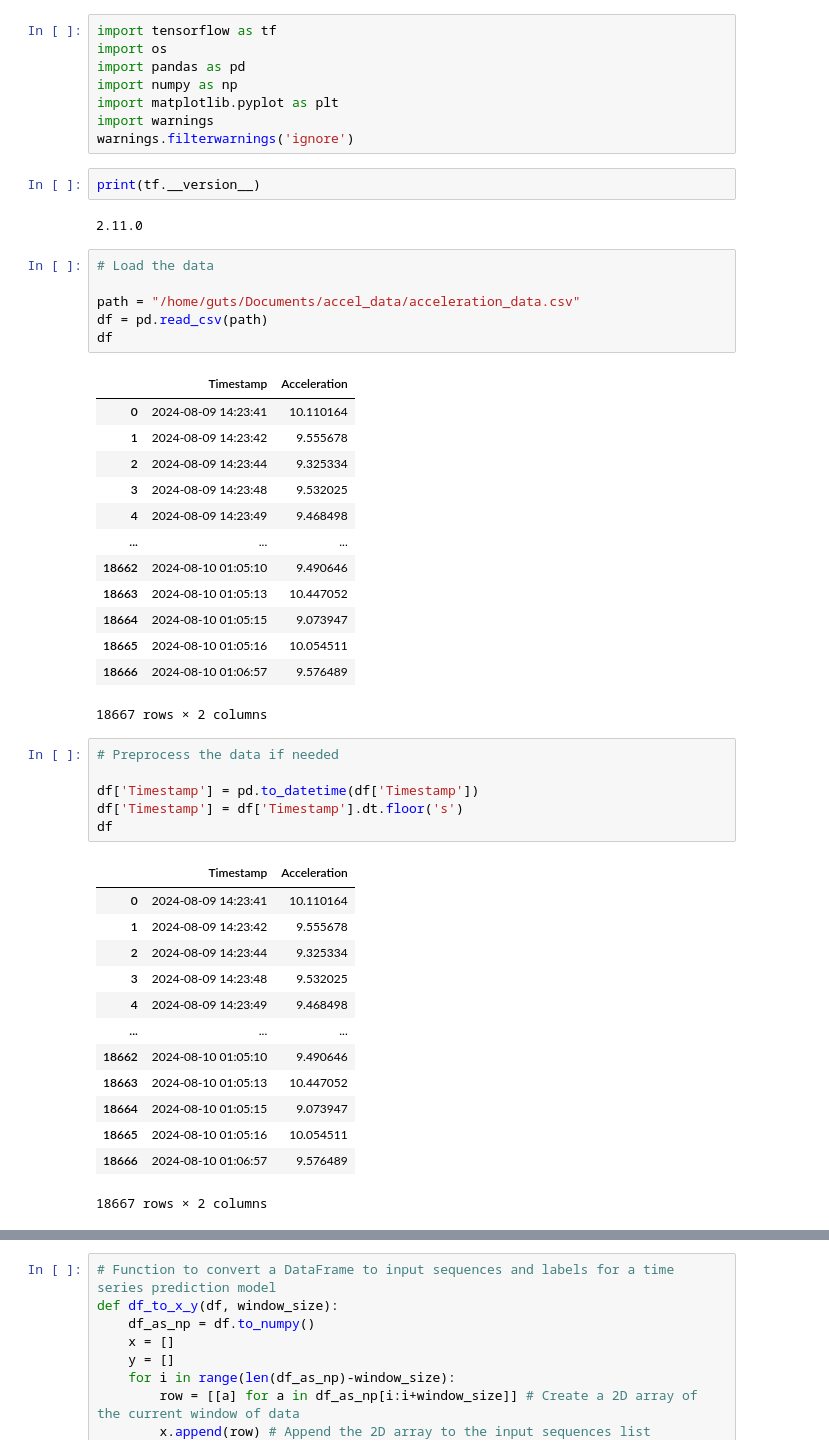
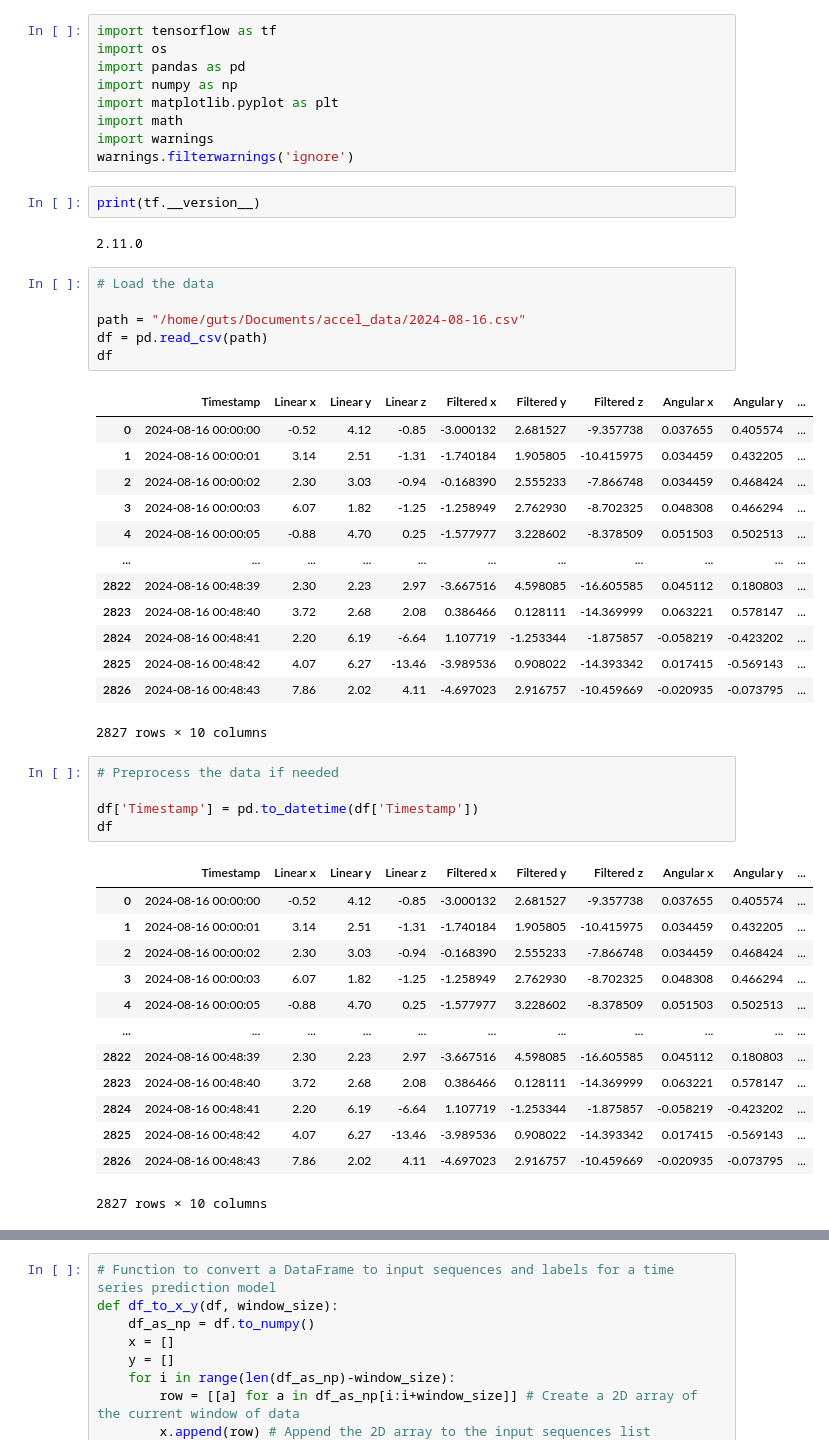
Before and after one commit to nk2105/AkzentE4.0, a Jupyter notebook: tf.ipynb, the cells around one changed output, grey strips where cells are left out. Cells and saved outputs as stored; diff of their text form.

```diff
--- a/tf.ipynb
+++ b/tf.ipynb
@@ -4,6 +4,7 @@ import os
 import pandas as pd
 import numpy as np
 import matplotlib.pyplot as plt
+import math
 import warnings
 warnings.filterwarnings('ignore')
 # %%
@@ -13,40 +14,39 @@ print(tf.__version__)
 # %%
 # Load the data
 
-path = "/home/guts/Documents/accel_data/acceleration_data.csv"
+path = "/home/guts/Documents/accel_data/2024-08-16.csv"
 df = pd.read_csv(path)
 df
 # %% [output]
-|  | Timestamp | Acceleration |
-| 0 | 2024-08-09 14:23:41 | 10.110164 |
-| 1 | 2024-08-09 14:23:42 | 9.555678 |
-| 2 | 2024-08-09 14:23:44 | 9.325334 |
-| 3 | 2024-08-09 14:23:48 | 9.532025 |
-| 4 | 2024-08-09 14:23:49 | 9.468498 |
-| ... | ... | ... |
-| 18662 | 2024-08-10 01:05:10 | 9.490646 |
-| 18663 | 2024-08-10 01:05:13 | 10.447052 |
-| 18664 | 2024-08-10 01:05:15 | 9.073947 |
-| 18665 | 2024-08-10 01:05:16 | 10.054511 |
-| 18666 | 2024-08-10 01:06:57 | 9.576489 |
+|  | Timestamp | Linear x | Linear y | Linear z | Filtered x | Filtered y | Filtered z | Angular x | Angular y | ... |
+| 0 | 2024-08-16 00:00:00 | -0.52 | 4.12 | -0.85 | -3.000132 | 2.681527 | -9.357738 | 0.037655 | 0.405574 | ... |
+| 1 | 2024-08-16 00:00:01 | 3.14 | 2.51 | -1.31 | -1.740184 | 1.905805 | -10.415975 | 0.034459 | 0.432205 | ... |
+| 2 | 2024-08-16 00:00:02 | 2.30 | 3.03 | -0.94 | -0.168390 | 2.555233 | -7.866748 | 0.034459 | 0.468424 | ... |
+| 3 | 2024-08-16 00:00:03 | 6.07 | 1.82 | -1.25 | -1.258949 | 2.762930 | -8.702325 | 0.048308 | 0.466294 | ... |
+| 4 | 2024-08-16 00:00:05 | -0.88 | 4.70 | 0.25 | -1.577977 | 3.228602 | -8.378509 | 0.051503 | 0.502513 | ... |
+| ... | ... | ... | ... | ... | ... | ... | ... | ... | ... | ... |
+| 2822 | 2024-08-16 00:48:39 | 2.30 | 2.23 | 2.97 | -3.667516 | 4.598085 | -16.605585 | 0.045112 | 0.180803 | ... |
+| 2823 | 2024-08-16 00:48:40 | 3.72 | 2.68 | 2.08 | 0.386466 | 0.128111 | -14.369999 | 0.063221 | 0.578147 | ... |
+| 2824 | 2024-08-16 00:48:41 | 2.20 | 6.19 | -6.64 | 1.107719 | -1.253344 | -1.875857 | -0.058219 | -0.423202 | ... |
+| 2825 | 2024-08-16 00:48:42 | 4.07 | 6.27 | -13.46 | -3.989536 | 0.908022 | -14.393342 | 0.017415 | -0.569143 | ... |
+| 2826 | 2024-08-16 00:48:43 | 7.86 | 2.02 | 4.11 | -4.697023 | 2.916757 | -10.459669 | -0.020935 | -0.073795 | ... |
-18667 rows × 2 columns
+2827 rows × 10 columns
 # %%
 # Preprocess the data if needed
 
 df['Timestamp'] = pd.to_datetime(df['Timestamp'])
-df['Timestamp'] = df['Timestamp'].dt.floor('s')
 df
 # %% [output]
-|  | Timestamp | Acceleration |
-| 0 | 2024-08-09 14:23:41 | 10.110164 |
-| 1 | 2024-08-09 14:23:42 | 9.555678 |
-| 2 | 2024-08-09 14:23:44 | 9.325334 |
-| 3 | 2024-08-09 14:23:48 | 9.532025 |
-| 4 | 2024-08-09 14:23:49 | 9.468498 |
-| ... | ... | ... |
-| 18662 | 2024-08-10 01:05:10 | 9.490646 |
-| 18663 | 2024-08-10 01:05:13 | 10.447052 |
-| 18664 | 2024-08-10 01:05:15 | 9.073947 |
-| 18665 | 2024-08-10 01:05:16 | 10.054511 |
-| 18666 | 2024-08-10 01:06:57 | 9.576489 |
+|  | Timestamp | Linear x | Linear y | Linear z | Filtered x | Filtered y | Filtered z | Angular x | Angular y | ... |
+| 0 | 2024-08-16 00:00:00 | -0.52 | 4.12 | -0.85 | -3.000132 | 2.681527 | -9.357738 | 0.037655 | 0.405574 | ... |
+| 1 | 2024-08-16 00:00:01 | 3.14 | 2.51 | -1.31 | -1.740184 | 1.905805 | -10.415975 | 0.034459 | 0.432205 | ... |
+| 2 | 2024-08-16 00:00:02 | 2.30 | 3.03 | -0.94 | -0.168390 | 2.555233 | -7.866748 | 0.034459 | 0.468424 | ... |
+| 3 | 2024-08-16 00:00:03 | 6.07 | 1.82 | -1.25 | -1.258949 | 2.762930 | -8.702325 | 0.048308 | 0.466294 | ... |
+| 4 | 2024-08-16 00:00:05 | -0.88 | 4.70 | 0.25 | -1.577977 | 3.228602 | -8.378509 | 0.051503 | 0.502513 | ... |
+| ... | ... | ... | ... | ... | ... | ... | ... | ... | ... | ... |
+| 2822 | 2024-08-16 00:48:39 | 2.30 | 2.23 | 2.97 | -3.667516 | 4.598085 | -16.605585 | 0.045112 | 0.180803 | ... |
+| 2823 | 2024-08-16 00:48:40 | 3.72 | 2.68 | 2.08 | 0.386466 | 0.128111 | -14.369999 | 0.063221 | 0.578147 | ... |
+| 2824 | 2024-08-16 00:48:41 | 2.20 | 6.19 | -6.64 | 1.107719 | -1.253344 | -1.875857 | -0.058219 | -0.423202 | ... |
+| 2825 | 2024-08-16 00:48:42 | 4.07 | 6.27 | -13.46 | -3.989536 | 0.908022 | -14.393342 | 0.017415 | -0.569143 | ... |
+| 2826 | 2024-08-16 00:48:43 | 7.86 | 2.02 | 4.11 | -4.697023 | 2.916757 | -10.459669 | -0.020935 | -0.073795 | ... |
-18667 rows × 2 columns
+2827 rows × 10 columns
```
Also changed, not shown: parts of 14 cells of this notebook, 5 other files.
